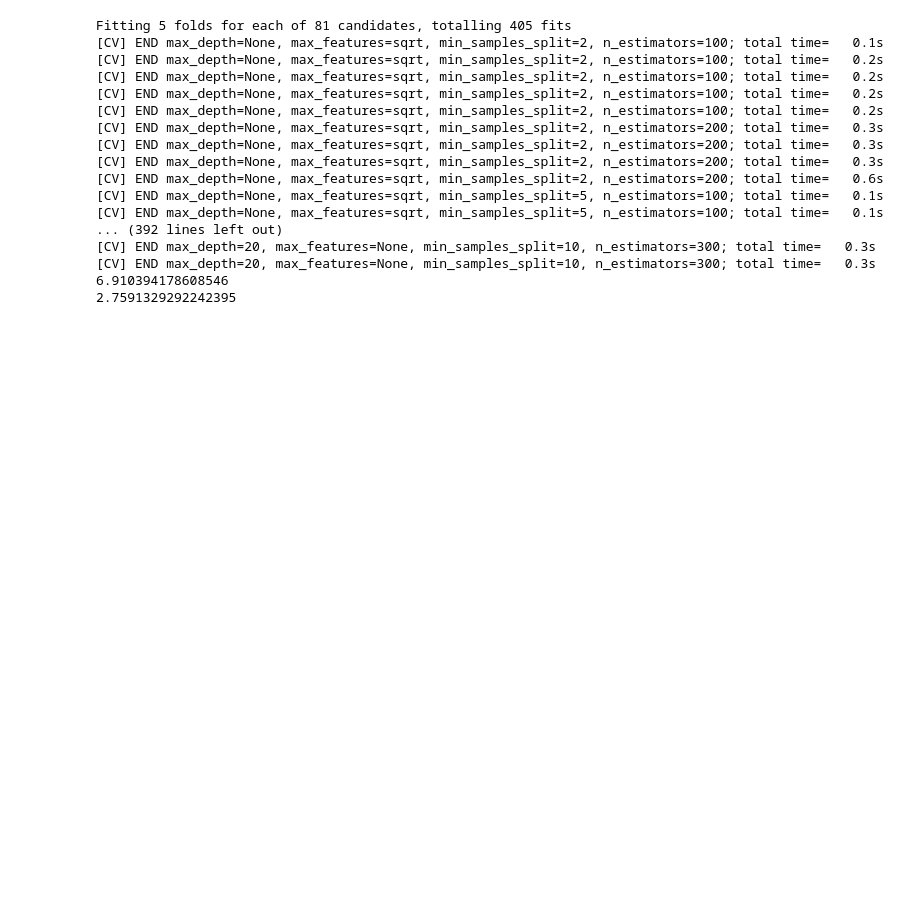
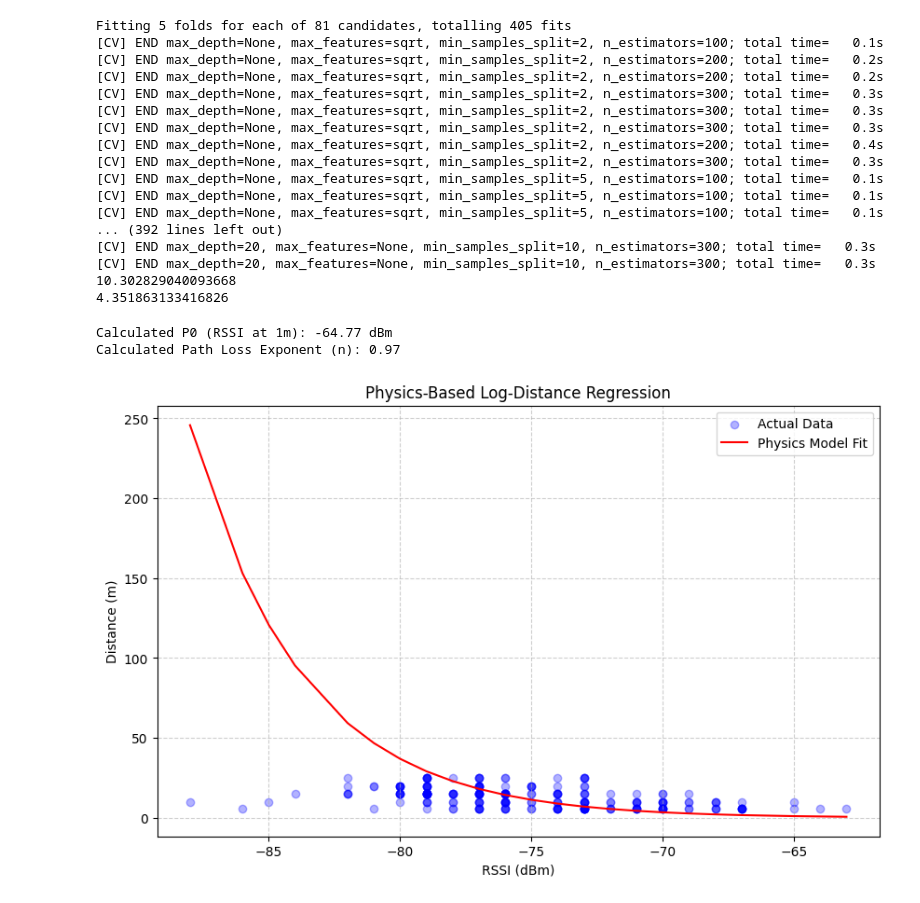
Before and after one commit to chetan0402/IndoorNavigation, a Jupyter notebook: main.ipynb, the cells around one changed output. Saved outputs shown, nothing was run; the diff lists cells and outputs as text; code cells hidden in the pictures; blank space fills up the shorter version.

```diff
--- a/main.ipynb
+++ b/main.ipynb
@@ -25,7 +35,7 @@ from sklearn.ensemble import RandomForestRegressor
 from sklearn.model_selection import train_test_split,GridSearchCV
 from sklearn.metrics import mean_absolute_error
 
-X_train,X_test,Y_train,Y_test=train_test_split(data[:,0:1],data[:,1])
+X_train,X_test,Y_train,Y_test=train_test_split(data[:,1:2],data[:,0])
 
 param_grid = {
     'n_estimators': [100, 200, 300],
@@ -53,23 +63,72 @@ print(mean_absolute_error(Y_test,predictions))
 # %% [output]
 Fitting 5 folds for each of 81 candidates, totalling 405 fits
 [CV] END max_depth=None, max_features=sqrt, min_samples_split=2, n_estimators=100; total time=   0.1s
-[CV] END max_depth=None, max_features=sqrt, min_samples_split=2, n_estimators=100; total time=   0.2s
-[CV] END max_depth=None, max_features=sqrt, min_samples_split=2, n_estimators=100; total time=   0.2s
-[CV] END max_depth=None, max_features=sqrt, min_samples_split=2, n_estimators=100; total time=   0.2s
-[CV] END max_depth=None, max_features=sqrt, min_samples_split=2, n_estimators=100; total time=   0.2s
-[CV] END max_depth=None, max_features=sqrt, min_samples_split=2, n_estimators=200; total time=   0.3s
-[CV] END max_depth=None, max_features=sqrt, min_samples_split=2, n_estimators=200; total time=   0.3s
-[CV] END max_depth=None, max_features=sqrt, min_samples_split=2, n_estimators=200; total time=   0.3s
-[CV] END max_depth=None, max_features=sqrt, min_samples_split=2, n_estimators=200; total time=   0.6s
+[CV] END max_depth=None, max_features=sqrt, min_samples_split=2, n_estimators=200; total time=   0.2s
+[CV] END max_depth=None, max_features=sqrt, min_samples_split=2, n_estimators=200; total time=   0.2s
+[CV] END max_depth=None, max_features=sqrt, min_samples_split=2, n_estimators=300; total time=   0.3s
+[CV] END max_depth=None, max_features=sqrt, min_samples_split=2, n_estimators=300; total time=   0.3s
+[CV] END max_depth=None, max_features=sqrt, min_samples_split=2, n_estimators=300; total time=   0.3s
+[CV] END max_depth=None, max_features=sqrt, min_samples_split=2, n_estimators=200; total time=   0.4s
+[CV] END max_depth=None, max_features=sqrt, min_samples_split=2, n_estimators=300; total time=   0.3s
+[CV] END max_depth=None, max_features=sqrt, min_samples_split=5, n_estimators=100; total time=   0.1s
 [CV] END max_depth=None, max_features=sqrt, min_samples_split=5, n_estimators=100; total time=   0.1s
 [CV] END max_depth=None, max_features=sqrt, min_samples_split=5, n_estimators=100; total time=   0.1s
 ... (392 lines left out)
 [CV] END max_depth=20, max_features=None, min_samples_split=10, n_estimators=300; total time=   0.3s
 [CV] END max_depth=20, max_features=None, min_samples_split=10, n_estimators=300; total time=   0.3s
-6.910394178608546
-2.7591329292242395
+10.302829040093668
+4.351863133416826
 # %%
 import pickle
 
 with open("rf_model.pkl","wb") as f:
     pickle.dump(model, f)
+# %%
+import numpy as np
+from sklearn.linear_model import LinearRegression
+from sklearn.model_selection import train_test_split
+import matplotlib.pyplot as plt
+
+X_train,X_test,Y_train,Y_test=train_test_split(data[:,1],data[:,0:1])
+
+# 1. Transform the Target (Distance) to Log Scale
+# Physics expects: RSSI = P0 - 10 * n * log10(d)
+log_Y_train = np.log10(Y_train).reshape(-1, 1)
+log_Y_test = np.log10(Y_test).reshape(-1, 1)
+
+# 2. Fit the Linear Model
+# We swap roles: we find the relationship between log10(dist) and RSSI
+physics_model = LinearRegression()
+physics_model.fit(log_Y_train, X_train) # Features = log(dist), Target = RSSI
+
+# 3. Extract Physics Parameters
+p0 = physics_model.intercept_
+# Slope m = -10n -> n = -m / 10
+n_exponent = -physics_model.coef_[0] / 10
+
+print(f"Calculated P0 (RSSI at 1m): {p0:.2f} dBm")
+print(f"Calculated Path Loss Exponent (n): {n_exponent:.2f}")
+
+# 4. Predict Distance from RSSI
+# Rearranged formula: d = 10 ^ ((P0 - RSSI) / (10 * n))
+def predict_distance(rssi, p0, n):
+    return 10**((p0 - rssi) / (10 * n))
+
+# Test the model on the test set
+Y_pred_dist = predict_distance(X_test, p0, n_exponent)
+
+# 5. Visualization
+plt.figure(figsize=(10, 6))
+plt.scatter(X_test, Y_test, color='blue', alpha=0.3, label='Actual Data')
+sorted_idx = np.argsort(X_test)
+plt.plot(X_test[sorted_idx], Y_pred_dist[sorted_idx], color='red', label='Physics Model Fit')
+plt.xlabel('RSSI (dBm)')
+plt.ylabel('Distance (m)')
+plt.title('Physics-Based Log-Distance Regression')
+plt.legend()
+plt.grid(True, linestyle='--', alpha=0.6)
+plt.show()
+# %% [output]
+Calculated P0 (RSSI at 1m): -64.77 dBm
+Calculated Path Loss Exponent (n): 0.97
+[figure, added]
```
Also changed, not shown: parts of 2 cells of this notebook, 4 other files.
